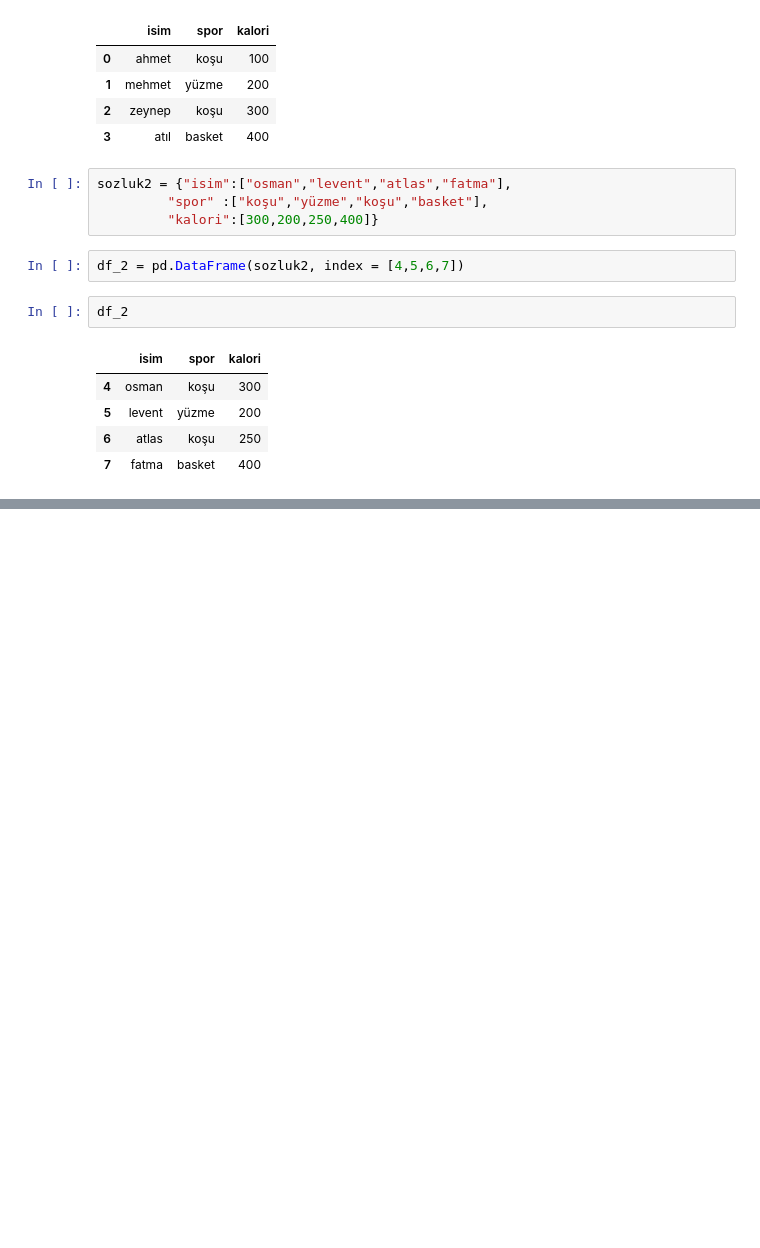
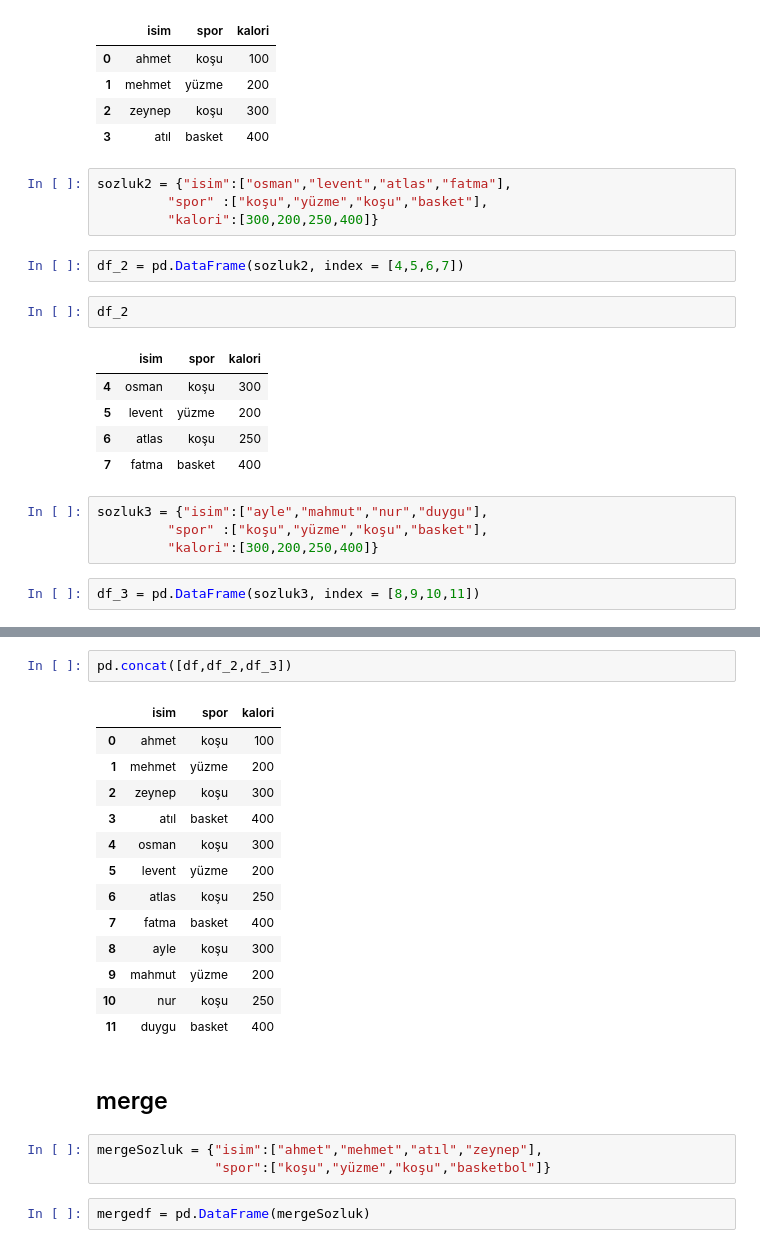
Before and after one commit to MervePayar/pythonKurs, a Jupyter notebook: 25-pandasDataFrame.ipynb, the cells around one changed output, grey strips where cells are left out. Drawn from its saved outputs; the diff is of its cells as text; blank space fills up the shorter version.

```diff
--- a/25-pandasDataFrame.ipynb
+++ b/25-pandasDataFrame.ipynb
@@ -341,3 +341,9 @@ df_2
 | 5 | levent | yüzme | 200 |
 | 6 | atlas | koşu | 250 |
 | 7 | fatma | basket | 400 |
+# %%
+sozluk3 = {"isim":["ayle","mahmut","nur","duygu"],
+         "spor" :["koşu","yüzme","koşu","basket"],
+         "kalori":[300,200,250,400]}
+# %%
+df_3 = pd.DataFrame(sozluk3, index = [8,9,10,11])
@@ -343,0 +358,23 @@ df_2
+# %%
+pd.concat([df,df_2,df_3])
+# %% [output]
+|  | isim | spor | kalori |
+| 0 | ahmet | koşu | 100 |
+| 1 | mehmet | yüzme | 200 |
+| 2 | zeynep | koşu | 300 |
+| 3 | atıl | basket | 400 |
+| 4 | osman | koşu | 300 |
+| 5 | levent | yüzme | 200 |
+| 6 | atlas | koşu | 250 |
+| 7 | fatma | basket | 400 |
+| 8 | ayle | koşu | 300 |
+| 9 | mahmut | yüzme | 200 |
+| 10 | nur | koşu | 250 |
+| 11 | duygu | basket | 400 |
+# %% [markdown]
+ ## merge
+# %%
+mergeSozluk = {"isim":["ahmet","mehmet","atıl","zeynep"],
+               "spor":["koşu","yüzme","koşu","basketbol"]}
+# %%
+mergedf = pd.DataFrame(mergeSozluk)
```
Also changed, not shown: parts of 9 cells of this notebook.
